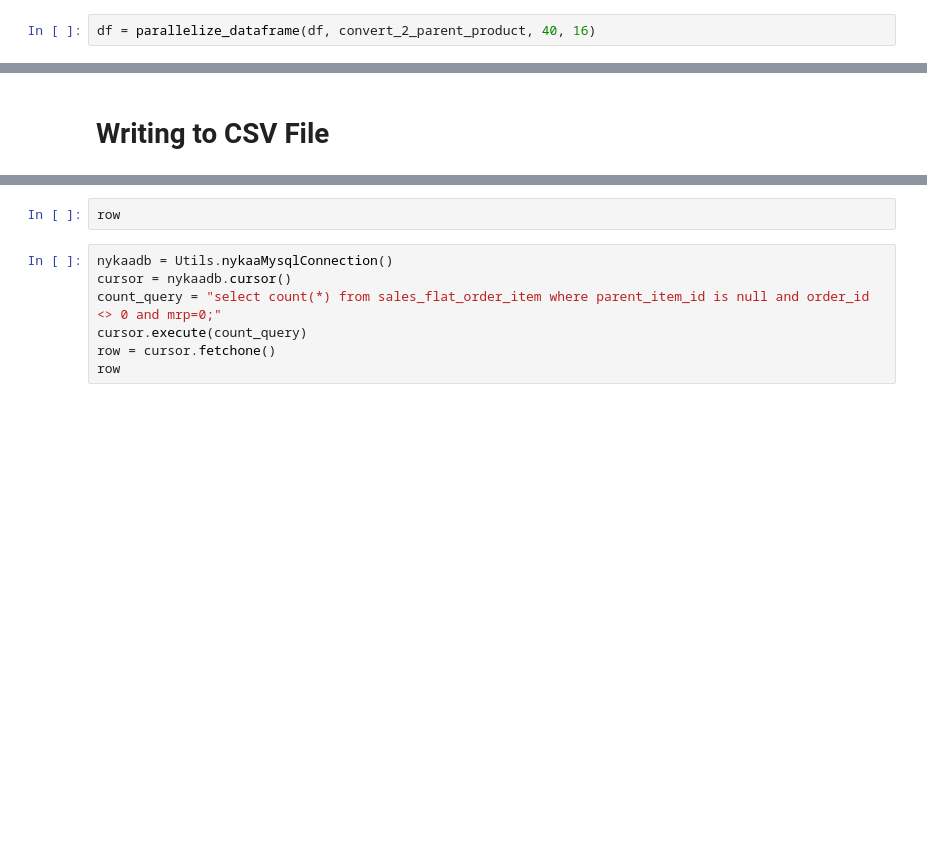
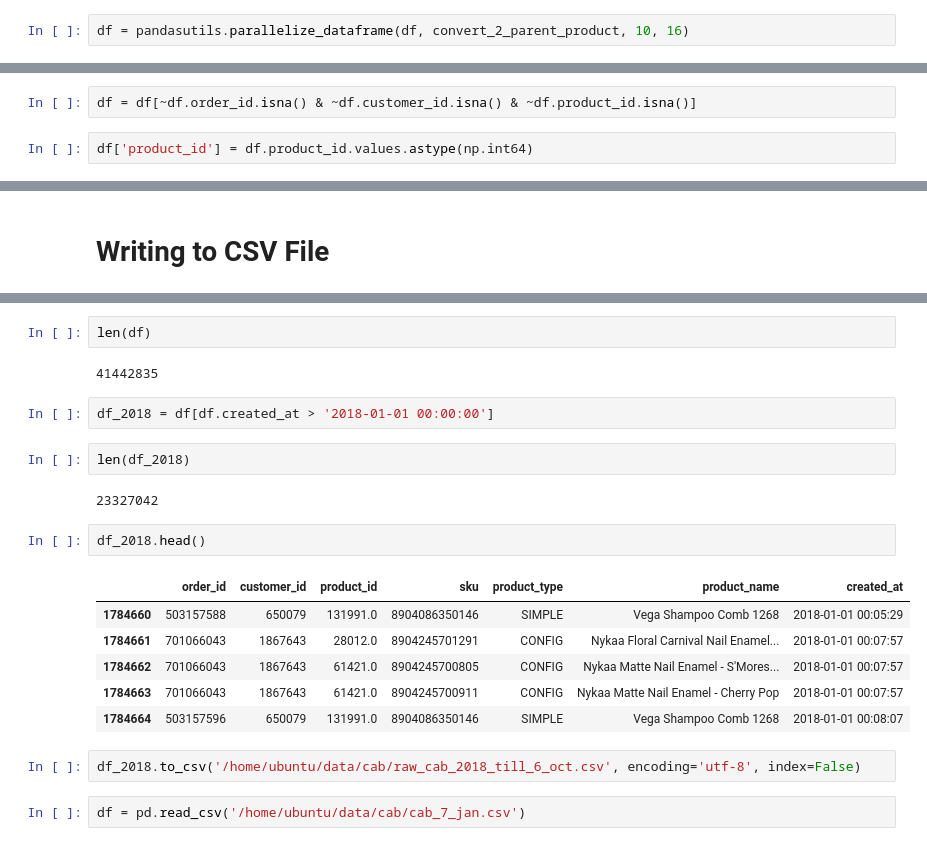
Before and after one commit to amar12a-nykaa/myrepo, a Jupyter notebook: recommendations/nbs/Data Extraction for CAB.ipynb, the cells around one changed output, grey strips where cells are left out. Saved outputs shown, nothing was run; the diff lists cells and outputs as text; blank space fills up the shorter version.

```diff
--- a/recommendations/nbs/Data Extraction for CAB.ipynb
+++ b/recommendations/nbs/Data Extraction for CAB.ipynb
@@ -159,4 +117,4 @@ def convert_2_parent_product(data):
     data['product_id'] = data.apply(lambda row: child_2_parent.get(row['product_id'], row['product_id']), axis=1)
     return data
 # %%
-df = parallelize_dataframe(df, convert_2_parent_product, 40, 16)
+df = pandasutils.parallelize_dataframe(df, convert_2_parent_product, 10, 16)
@@ -163,3 +125,7 @@ df = parallelize_dataframe(df, convert_2_parent_product, 40, 16)
+# %%
+df = df[~df.order_id.isna() & ~df.customer_id.isna() & ~df.product_id.isna()]
+# %%
+df['product_id'] = df.product_id.values.astype(np.int64)
 # %% [markdown]
 # Removing duplicate products from an order
 # %%
@@ -242,9 +195,23 @@ row = cursor.fetchone()
-# %%
-row
-# %%
-nykaadb = Utils.nykaaMysqlConnection()
-cursor = nykaadb.cursor()
-count_query = "select count(*) from sales_flat_order_item where parent_item_id is null and order_id <> 0 and mrp=0;"
-cursor.execute(count_query)
-row = cursor.fetchone()
-row
+# %%
+len(df)
+# %% [output]
+41442835
+# %%
+df_2018 = df[df.created_at > '2018-01-01 00:00:00']
+# %%
+len(df_2018)
+# %% [output]
+23327042
+# %%
+df_2018.head()
+# %% [output]
+|  | order_id | customer_id | product_id | sku | product_type | product_name | created_at |
+| 1784660 | 503157588 | 650079 | 131991.0 | 8904086350146 | SIMPLE | Vega Shampoo Comb 1268 | 2018-01-01 00:05:29 |
+| 1784661 | 701066043 | 1867643 | 28012.0 | 8904245701291 | CONFIG | Nykaa Floral Carnival Nail Enamel... | 2018-01-01 00:07:57 |
+| 1784662 | 701066043 | 1867643 | 61421.0 | 8904245700805 | CONFIG | Nykaa Matte Nail Enamel - S'Mores... | 2018-01-01 00:07:57 |
+| 1784663 | 701066043 | 1867643 | 61421.0 | 8904245700911 | CONFIG | Nykaa Matte Nail Enamel - Cherry Pop | 2018-01-01 00:07:57 |
+| 1784664 | 503157596 | 650079 | 131991.0 | 8904086350146 | SIMPLE | Vega Shampoo Comb 1268 | 2018-01-01 00:08:07 |
+# %%
+df_2018.to_csv('/home/ubuntu/data/cab/raw_cab_2018_till_6_oct.csv', encoding='utf-8', index=False)
+# %%
+df = pd.read_csv('/home/ubuntu/data/cab/cab_7_jan.csv')
```
Also changed, not shown: parts of 31 cells of this notebook, 3 other files.
